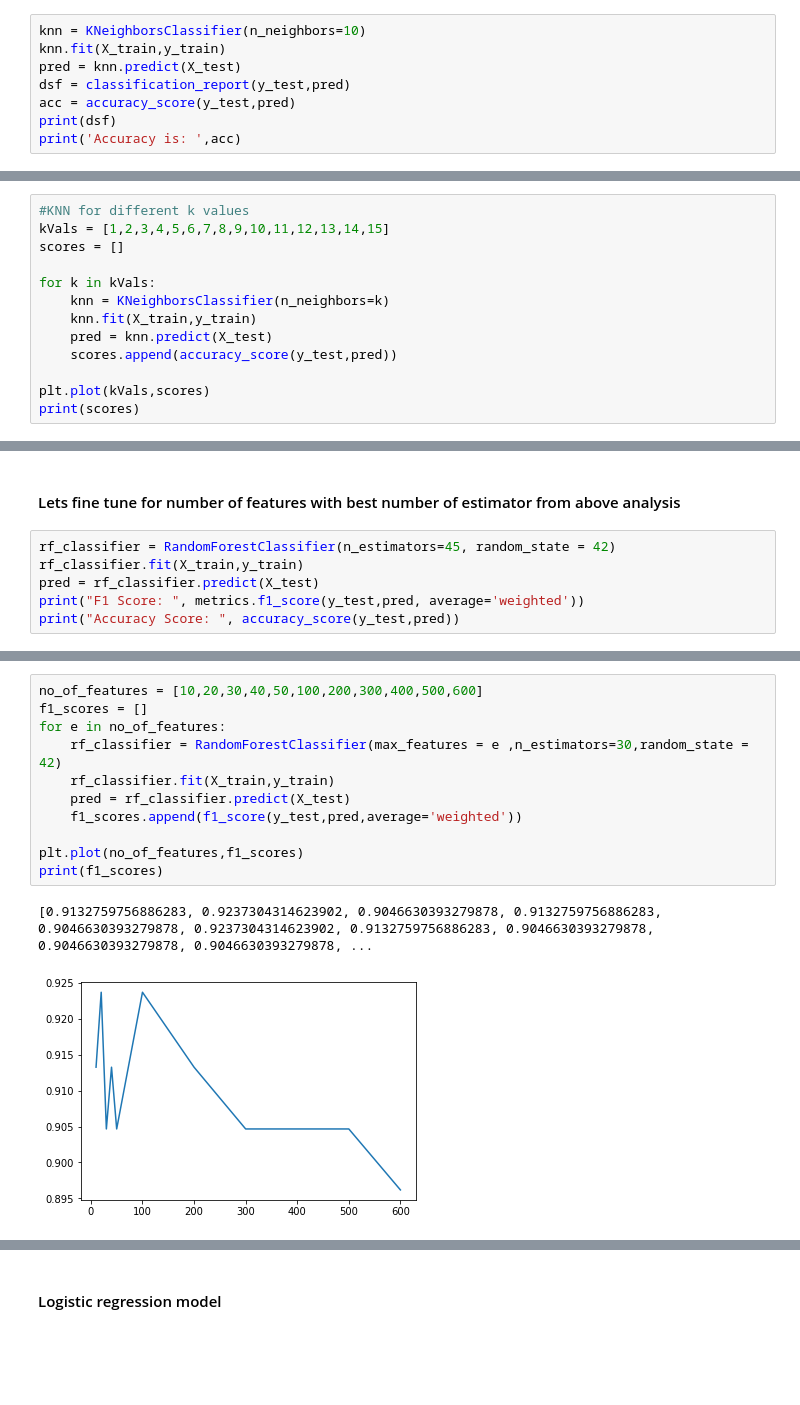
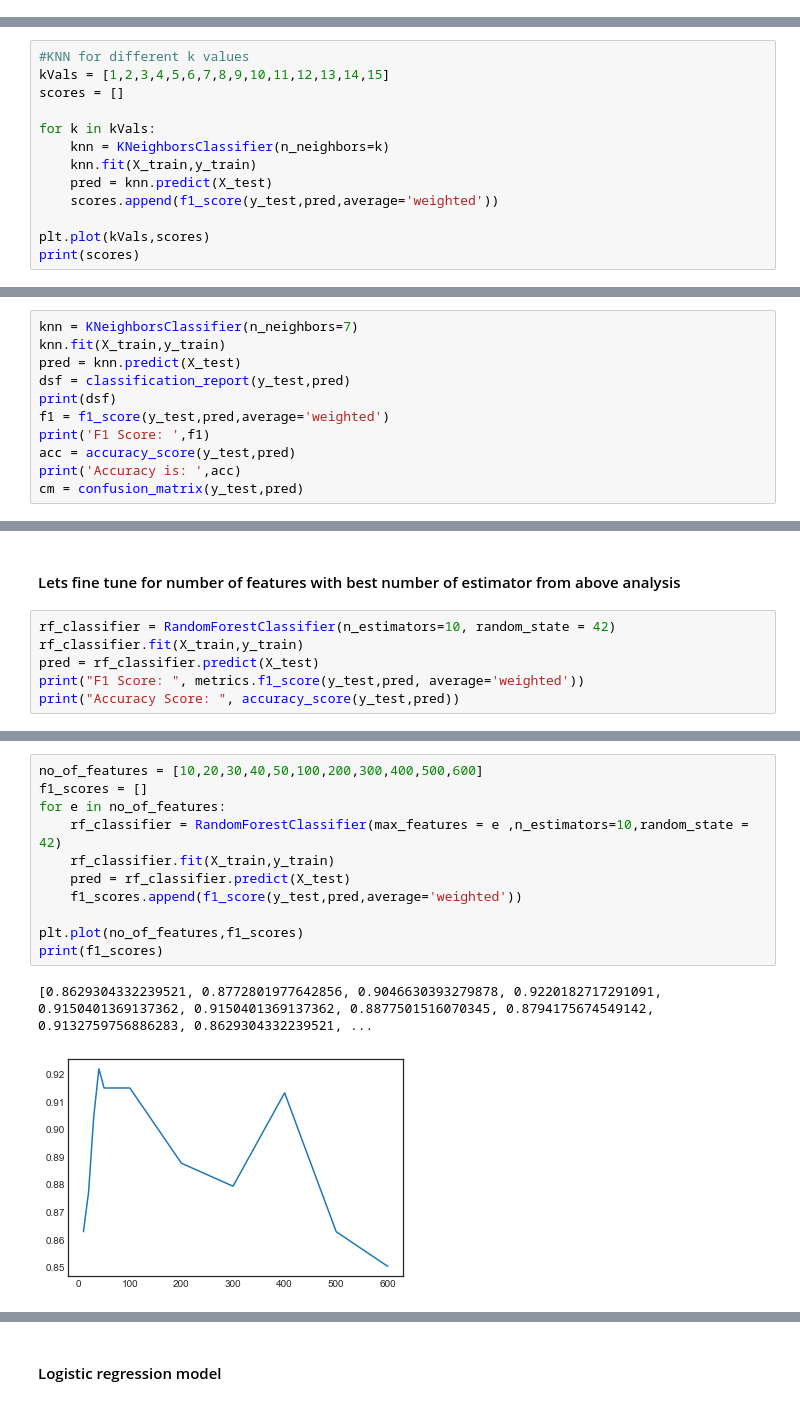
Before and after one commit to nikhilagr/ClassificationOfCountries, a Jupyter notebook: Gdp-Per-Capita-V1.ipynb, the cells around one changed output, grey strips where cells are left out. Cells and saved outputs as stored; diff of their text form; blank space fills up the shorter version.

```diff
--- a/Gdp-Per-Capita-V1.ipynb
+++ b/Gdp-Per-Capita-V1.ipynb
@@ -290,8 +296,0 @@ Name: label, dtype: int64
-# %%
-knn = KNeighborsClassifier(n_neighbors=10)
-knn.fit(X_train,y_train)
-pred = knn.predict(X_test)
-dsf = classification_report(y_test,pred)
-acc = accuracy_score(y_test,pred)
-print(dsf)
-print('Accuracy is: ',acc)
@@ -315,7 +305,7 @@ for k in kVals:
     knn = KNeighborsClassifier(n_neighbors=k)
     knn.fit(X_train,y_train)
     pred = knn.predict(X_test)
-    scores.append(accuracy_score(y_test,pred))
+    scores.append(f1_score(y_test,pred,average='weighted'))
 
 plt.plot(kVals,scores)
 print(scores)
@@ -324,0 +318,11 @@ print(scores)
+# %%
+knn = KNeighborsClassifier(n_neighbors=7)
+knn.fit(X_train,y_train)
+pred = knn.predict(X_test)
+dsf = classification_report(y_test,pred)
+print(dsf)
+f1 = f1_score(y_test,pred,average='weighted')
+print('F1 Score: ',f1)
+acc = accuracy_score(y_test,pred)
+print('Accuracy is: ',acc)
+cm = confusion_matrix(y_test,pred)
@@ -365,7 +389,7 @@ for i in range (0,len(estimators)):
 # %% [markdown]
 #### Lets fine tune for number of features with best number of estimator from above analysis
 # %%
-rf_classifier = RandomForestClassifier(n_estimators=45, random_state = 42)
+rf_classifier = RandomForestClassifier(n_estimators=10, random_state = 42)
 rf_classifier.fit(X_train,y_train)
 pred = rf_classifier.predict(X_test)
 print("F1 Score: ", metrics.f1_score(y_test,pred, average='weighted'))
@@ -376,14 +400,14 @@ Accuracy Score:  0.8969072164948454
 # %%
 no_of_features = [10,20,30,40,50,100,200,300,400,500,600]
 f1_scores = []
 for e in no_of_features:
-    rf_classifier = RandomForestClassifier(max_features = e ,n_estimators=30,random_state = 42)
+    rf_classifier = RandomForestClassifier(max_features = e ,n_estimators=10,random_state = 42)
     rf_classifier.fit(X_train,y_train)
     pred = rf_classifier.predict(X_test)
     f1_scores.append(f1_score(y_test,pred,average='weighted'))
 
 plt.plot(no_of_features,f1_scores)
 print(f1_scores)
 # %% [output]
-[0.9132759756886283, 0.9237304314623902, 0.9046630393279878, 0.9132759756886283, 0.9046630393279878, 0.9237304314623902, 0.9132759756886283, 0.9046630393279878, 0.9046630393279878, 0.9046630393279878, ...
+[0.8629304332239521, 0.8772801977642856, 0.9046630393279878, 0.9220182717291091, 0.9150401369137362, 0.9150401369137362, 0.8877501516070345, 0.8794175674549142, 0.9132759756886283, 0.8629304332239521, ...
-[figure, old version]
+[figure, new version]
```
Also changed, not shown: parts of 28 cells of this notebook, 6 other files.
